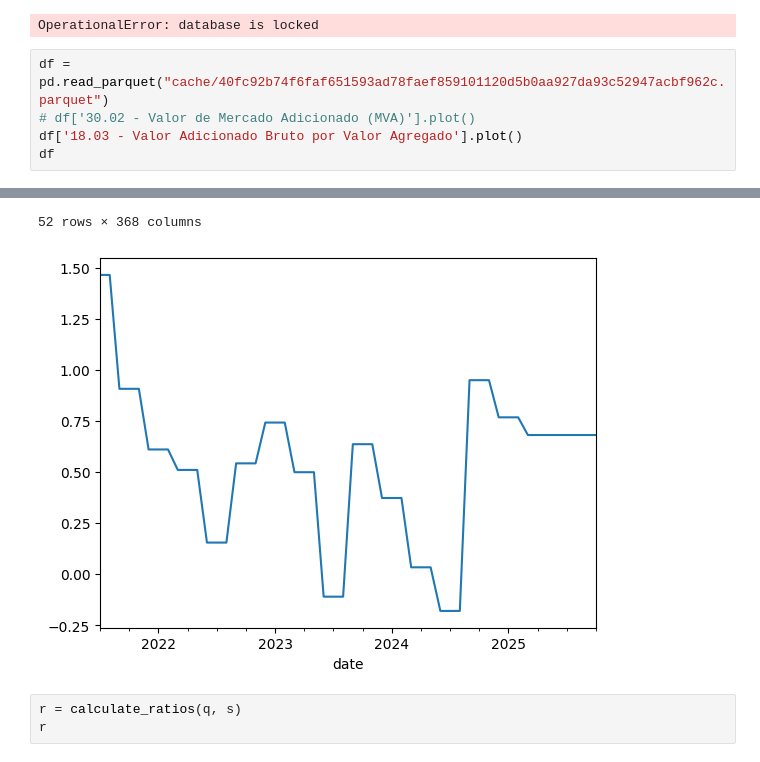
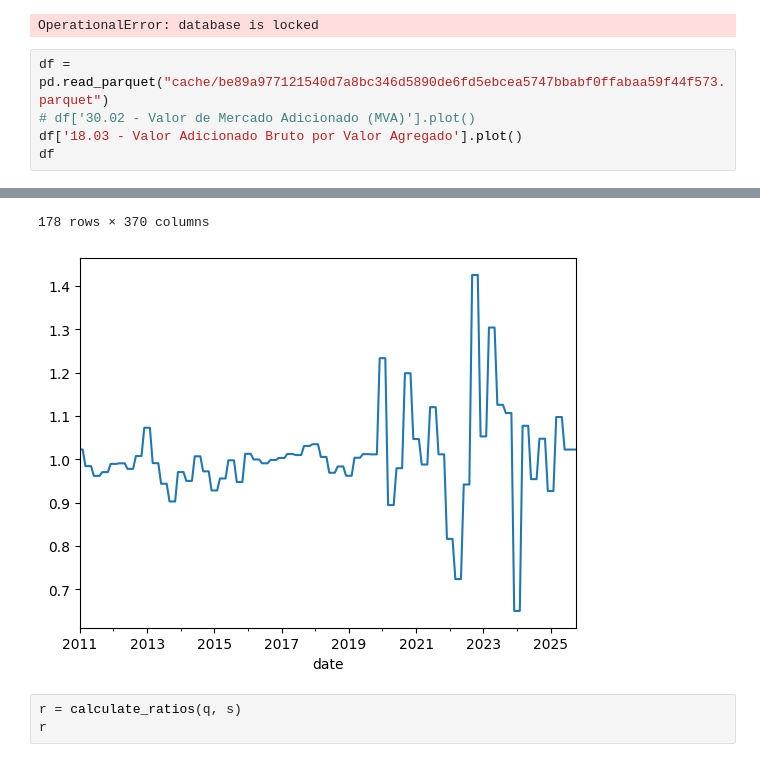
Before and after one commit to faustostangler/FLY, a Jupyter notebook: playgroung.ipynb, the cells around one changed output, grey strips where cells are left out. Drawn from its saved outputs; the diff is of its cells as text.

```diff
--- a/playgroung.ipynb
+++ b/playgroung.ipynb
@@ -1309,7 +1309,7 @@ df_ratios
 Cache MISS: 16fde69a498030786592e73b75aad29783d2decb3a6c07d98120332563fedd87
 OperationalError: database is locked
 # %%
-df = pd.read_parquet("cache/40fc92b74f6faf651593ad78faef859101120d5b0aa927da93c52947acbf962c.parquet")
+df = pd.read_parquet("cache/be89a977121540d7a8bc346d5890de6fd5ebcea5747bbabf0ffabaa59f44f573.parquet")
 # df['30.02 - Valor de Mercado Adicionado (MVA)'].plot()
 df['18.03 - Valor Adicionado Bruto por Valor Agregado'].plot()
 df
@@ -1335,5 +1330,5 @@ df
-52 rows × 368 columns
+178 rows × 370 columns
-[figure, old version]
+[figure, new version]
 # %%
 r = calculate_ratios(q, s)
 r
```
Also changed, not shown: parts of 1 cell of this notebook, 1 other file.
